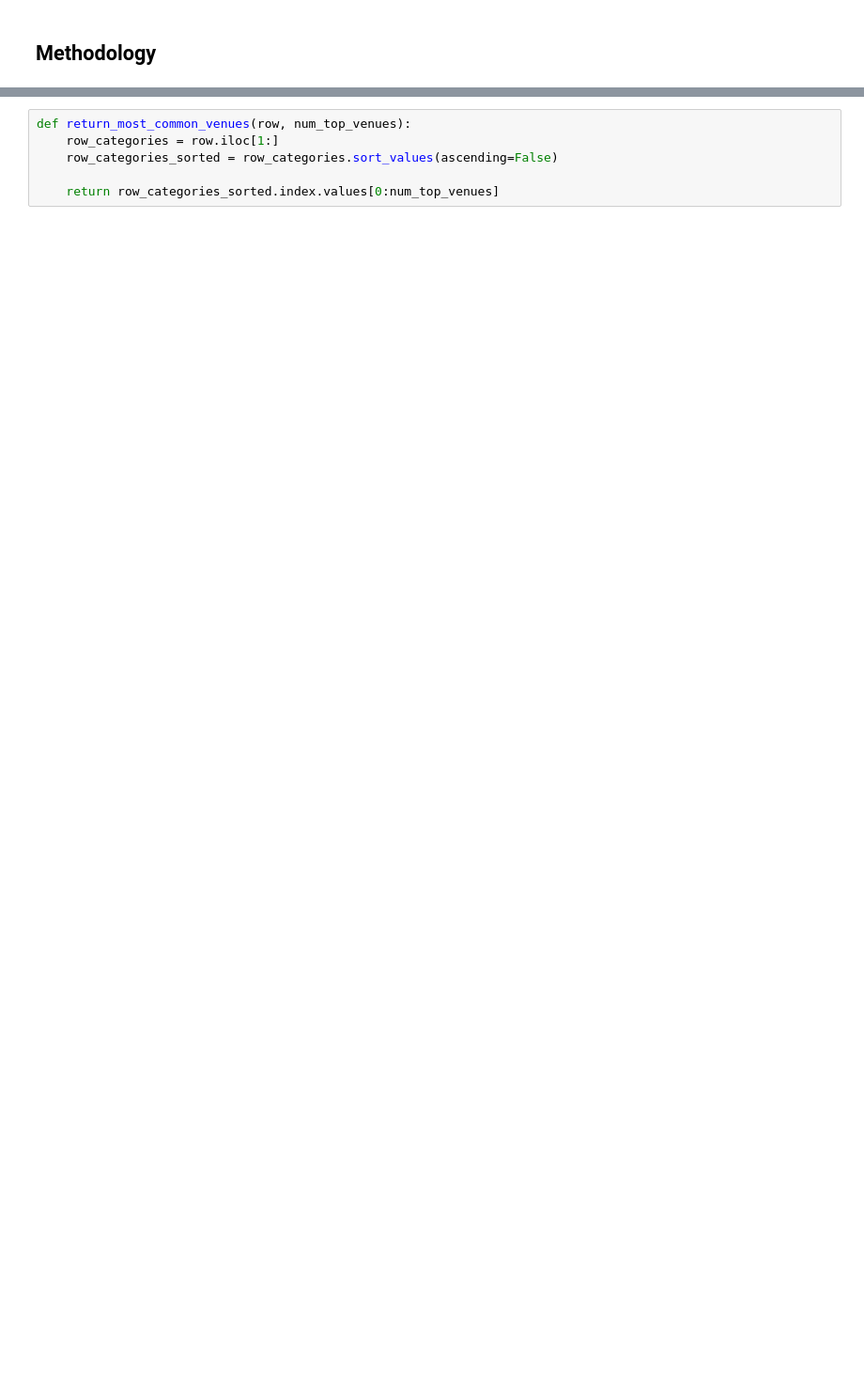
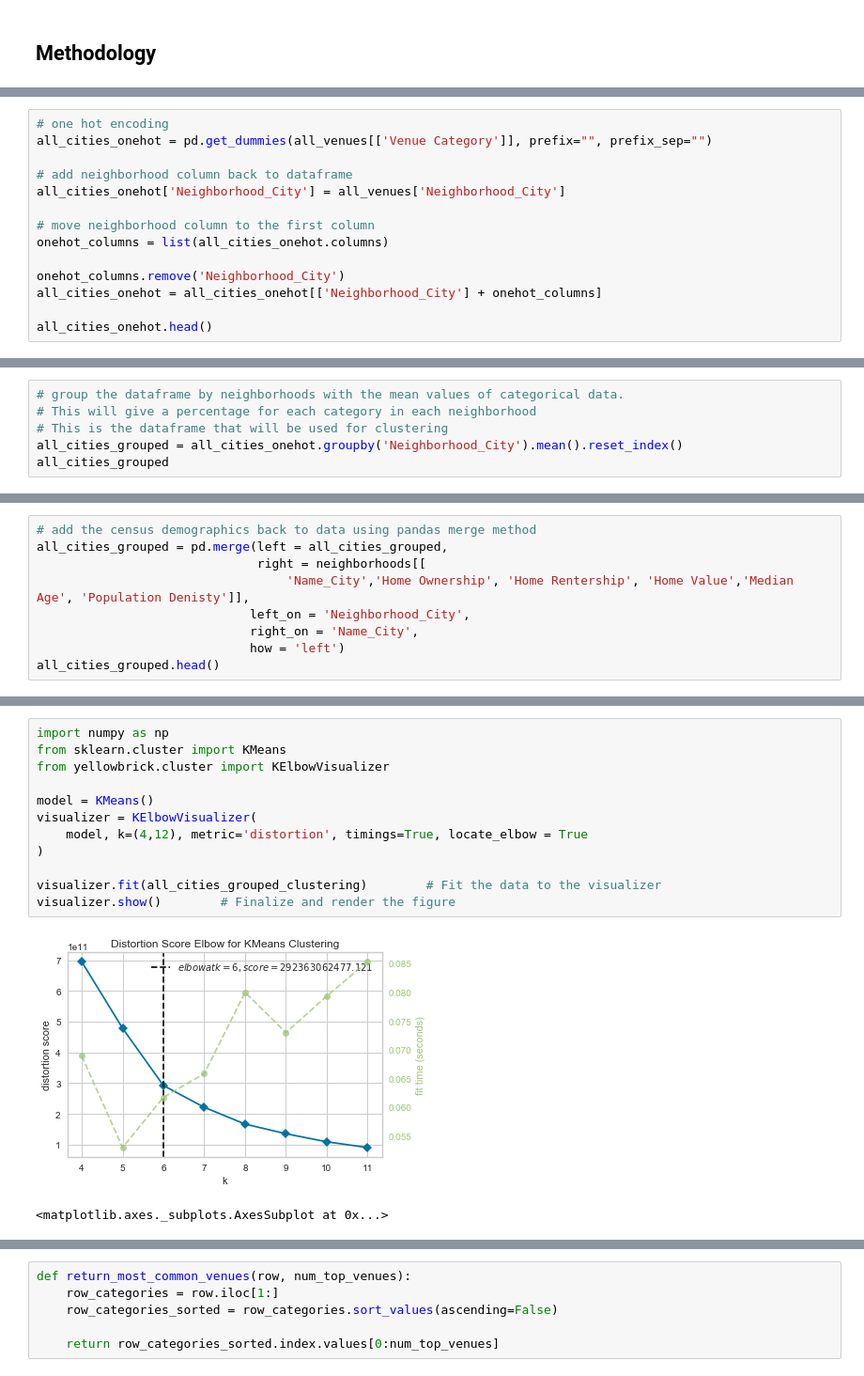
Before and after one commit to aaronoldre/coursera_applied_data_science, a Jupyter notebook: 9 applied_data_science/Capstone - Battle of the Neighborhoods.ipynb, the cells around one changed output, grey strips where cells are left out. Shown at 94% size. Drawn from its saved outputs; the diff is of its cells as text; blank space fills up the shorter version.

```diff
--- a/9 applied_data_science/Capstone - Battle of the Neighborhoods.ipynb
+++ b/9 applied_data_science/Capstone - Battle of the Neighborhoods.ipynb
@@ -311,0 +227,14 @@ all_cities_grouped
+# %%
+# one hot encoding
+all_cities_onehot = pd.get_dummies(all_venues[['Venue Category']], prefix="", prefix_sep="")
+
+# add neighborhood column back to dataframe
+all_cities_onehot['Neighborhood_City'] = all_venues['Neighborhood_City']
+
+# move neighborhood column to the first column
+onehot_columns = list(all_cities_onehot.columns)
+
+onehot_columns.remove('Neighborhood_City')
+all_cities_onehot = all_cities_onehot[['Neighborhood_City'] + onehot_columns]
+
+all_cities_onehot.head()
@@ -311,0 +249,6 @@ all_cities_grouped
+# %%
+# group the dataframe by neighborhoods with the mean values of categorical data.
+# This will give a percentage for each category in each neighborhood
+# This is the dataframe that will be used for clustering
+all_cities_grouped = all_cities_onehot.groupby('Neighborhood_City').mean().reset_index()
+all_cities_grouped
@@ -311,0 +269,9 @@ all_cities_grouped
+# %%
+# add the census demographics back to data using pandas merge method
+all_cities_grouped = pd.merge(left = all_cities_grouped,
+                              right = neighborhoods[[
+                                  'Name_City','Home Ownership', 'Home Rentership', 'Home Value','Median Age', 'Population Denisty']],
+                             left_on = 'Neighborhood_City',
+                             right_on = 'Name_City',
+                             how = 'left')
+all_cities_grouped.head()
@@ -311,0 +291,15 @@ all_cities_grouped
+# %%
+import numpy as np
+from sklearn.cluster import KMeans
+from yellowbrick.cluster import KElbowVisualizer
+
+model = KMeans()
+visualizer = KElbowVisualizer(
+    model, k=(4,12), metric='distortion', timings=True, locate_elbow = True
+)
+
+visualizer.fit(all_cities_grouped_clustering)        # Fit the data to the visualizer
+visualizer.show()        # Finalize and render the figure
+# %% [output]
+[figure, added]
+<matplotlib.axes._subplots.AxesSubplot at 0x...>
```
Also changed, not shown: parts of 97 cells of this notebook, 1 other file.
